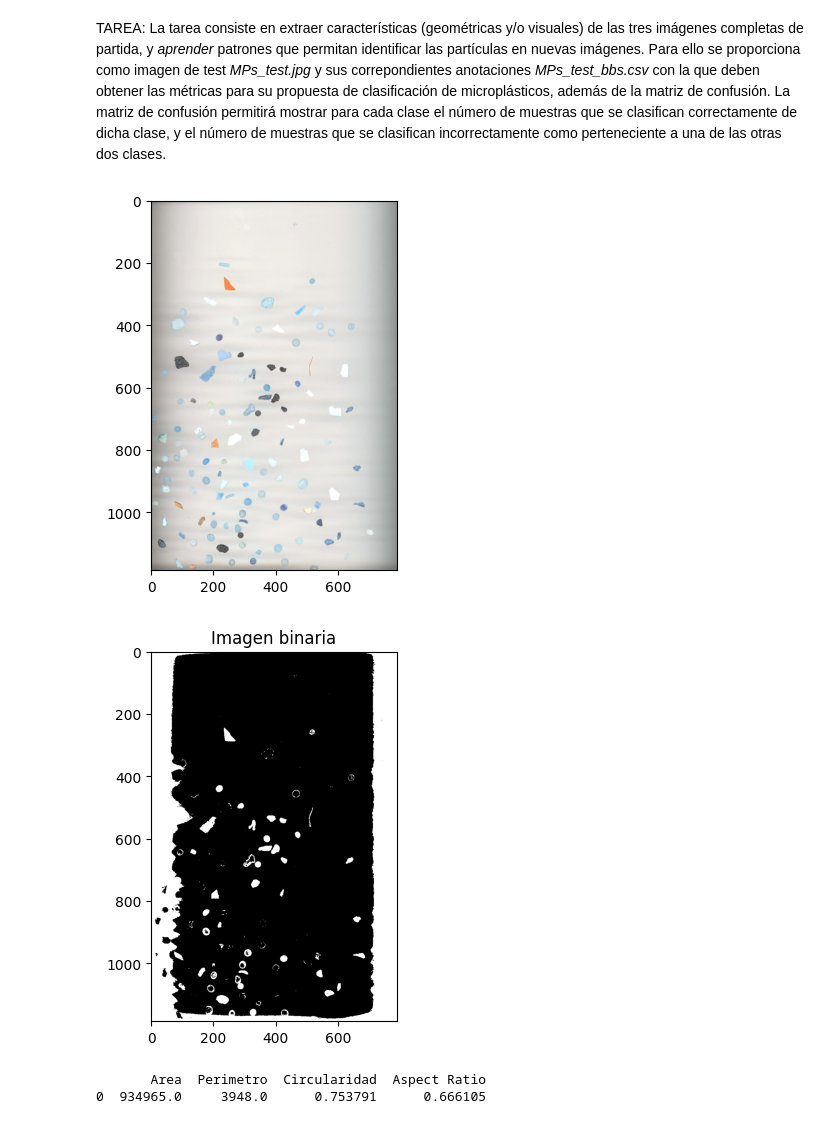
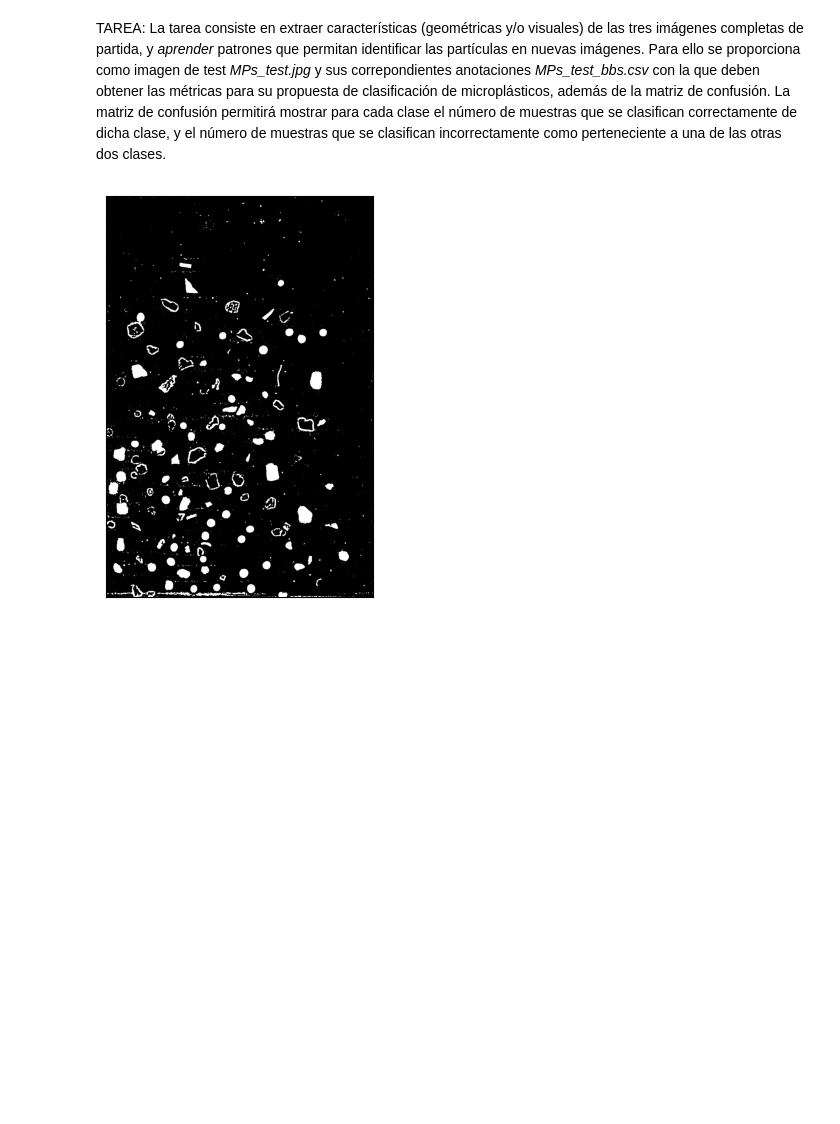
Before and after one commit to Leslie-Romero/VC_P3_LRM_MCV, a Jupyter notebook: Tareas.ipynb, the cells around one changed output. Cells and saved outputs as stored; diff of their text form; code cells hidden in the pictures; blank space fills up the shorter version.

```diff
--- a/Tareas.ipynb
+++ b/Tareas.ipynb
@@ -116,39 +112,25 @@ RECORDAR: No se espera una clasificación ni separación del 100%, si se consigu
 TAREA: La tarea consiste en extraer características (geométricas y/o visuales) de las tres imágenes completas de partida, y *aprender* patrones que permitan identificar las partículas en nuevas imágenes. Para ello se proporciona como imagen de test *MPs_test.jpg* y sus correpondientes anotaciones *MPs_test_bbs.csv* con la que deben obtener las métricas para su propuesta de clasificación de microplásticos, además de la matriz de confusión. La matriz de confusión permitirá mostrar para cada clase el número de muestras que se clasifican correctamente de dicha clase, y el número de muestras que se clasifican incorrectamente como perteneciente a una de las otras dos clases.
 # %%
 #Carga imagen directamente en grises
-img = cv2.imread('./content/MPs_test.jpg')
+imgorig = cv2.imread('./content/MPs_test.jpg', cv2.IMREAD_GRAYSCALE)
 
-img_gris = cv2.cvtColor(img, cv2.COLOR_BGR2GRAY)
-_, img_th1 = cv2.threshold(img_gris, 200, 255, cv2.THRESH_BINARY_INV)
+img = cv2.GaussianBlur(imgorig,(5,5),0)
 
-plt.imshow(img, cmap='gray')
+# Umbralizado
+imth3 = cv2.adaptiveThreshold(img, 255, cv2.ADAPTIVE_THRESH_MEAN_C, \
+                              cv2.THRESH_BINARY, 11, 2)
+
+
+res,imth = cv2.threshold(255- imth3,120,255,cv2.THRESH_BINARY)
+contornos, hierarchy= cv2.findContours(imth,
+cv2.RETR_EXTERNAL ,
+cv2.CHAIN_APPROX_SIMPLE)
+img_cont = np.zeros(img.shape)
+plt.figure(figsize=(20,20))
+cv2.drawContours(img_cont, contornos, -1, (255,255,255), -1)
+plt.subplot(2,5,7),plt.imshow(img_cont,'gray')
+plt.xticks([]),plt.yticks([])
+
 plt.show()
-plt.imshow(img_th1, cmap='gray')
-plt.title("Imagen binaria")
-plt.show()
-
-# Buscamos los contornos
-contours, _ = cv2.findContours(img_th1,
-    cv2.RETR_EXTERNAL ,
-    cv2.CHAIN_APPROX_SIMPLE)
-
-# Guardamos las coordenadas del centro y el radio de cada círculo
-circles = []
-
-for c in contours:
-    area = cv2.contourArea(c)
-    perimetro = cv2.arcLength(c, True)
-    circularidad = 4 * np.pi * (area / (perimetro * perimetro))
-    (x,y, w, h) = cv2.boundingRect(c)
-    aspect_ratio = float(w)/h
-
-    circles.append([area, perimetro, circularidad, aspect_ratio])
-
-    import pandas as pd
-df = pd.DataFrame(circles, columns=['Area', 'Perimetro', 'Circularidad', 'Aspect Ratio'])
-print(df)
 # %% [output]
-[figure, old version]
+[figure, new version]
-[figure, removed]
-       Area  Perimetro  Circularidad  Aspect Ratio
-0  934965.0     3948.0      0.753791      0.666105
```
Also changed, not shown: parts of 2 cells of this notebook, 1 other file.
